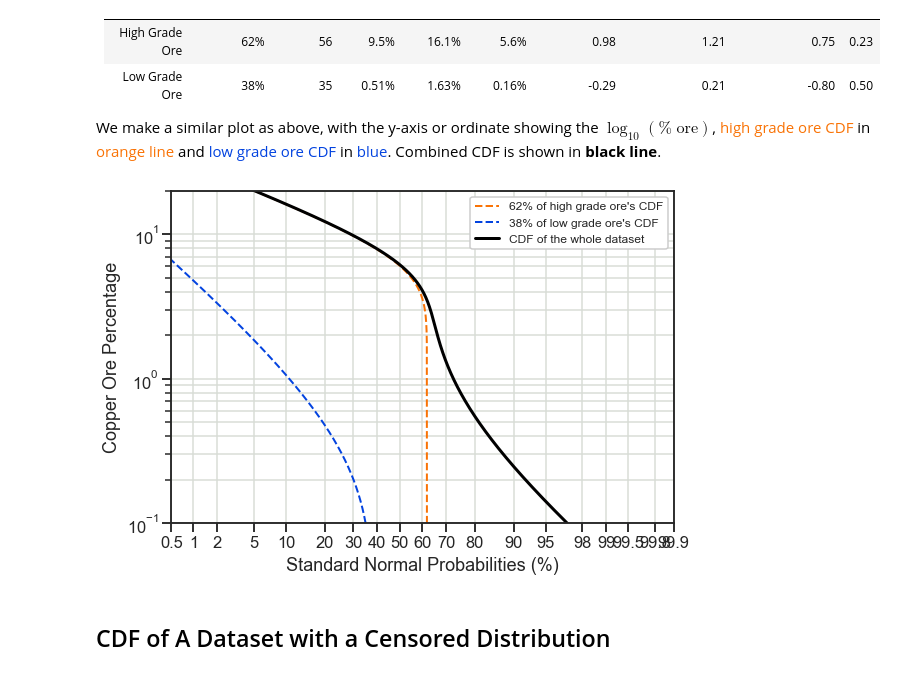
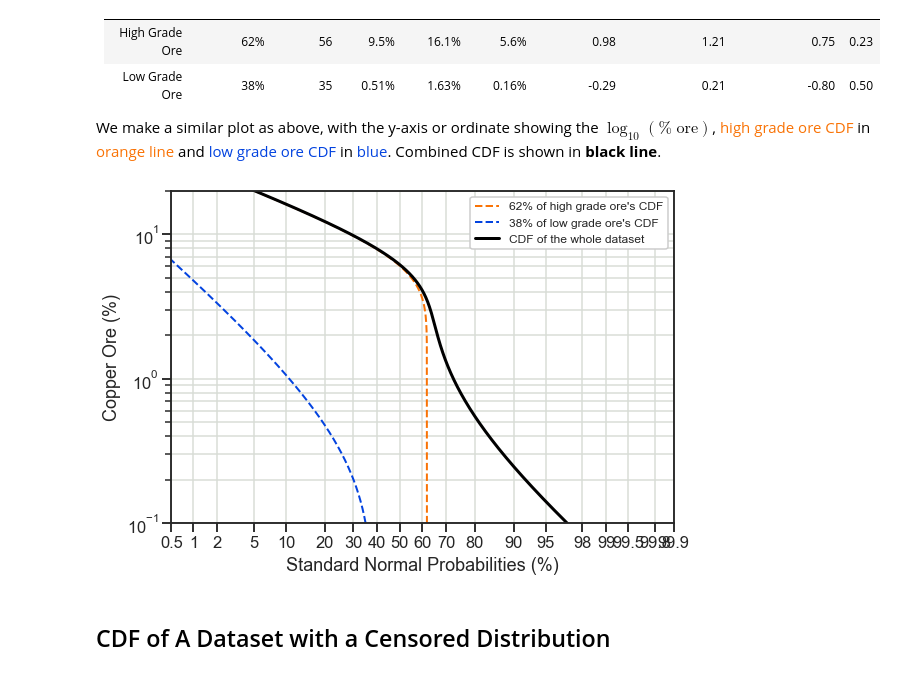
Before and after one commit to aluthfian/Rangitoto_SP_gasFlux, a Jupyter notebook: Python Stuff/CO2_data_grouper.ipynb, the cells around one changed output. Saved outputs shown, nothing was run; the diff lists cells and outputs as text; code cells hidden in the pictures.

Commit message:
Improve labels' consistency

```diff
--- a/Python Stuff/CO2_data_grouper.ipynb
+++ b/Python Stuff/CO2_data_grouper.ipynb
@@ -285,35 +285,35 @@ perc1 = 62
 loc1 = 0.98
 sigma1 = 0.23
 perc2 = 38
 loc2 = -0.29
 sigma2 = 0.50
 prob_x1_data = perc1*(1-norm.cdf(y_data_mod_log, loc=loc1, scale=sigma1))
 prob_x2_data = perc2*(1-norm.cdf(y_data_mod_log, loc=loc2, scale=sigma2))
 prob_x3_data = prob_x1_data + prob_x2_data
 
 # Dynamically create the label for the first plot
 label_x1 = fr'''{perc1:.0f}% of high grade ore's CDF'''
 label_x2 = fr'''{perc2:.0f}% of low grade ore's CDF'''
 
 fig_one, ax_one = plt.subplots(figsize=(9, 6), dpi=72)
 ax_one.plot(prob_x1_data, y_data_mod, color='xkcd:orange', linewidth=2, zorder=2, linestyle='--',
             label=label_x1)
 ax_one.plot(prob_x2_data, y_data_mod, color='xkcd:blue', linewidth=2, zorder=2, linestyle='--',
             label=label_x2)
 ax_one.plot(prob_x3_data, y_data_mod, color='xkcd:black', linewidth=3, zorder=2, label=r'CDF of the whole dataset')
 ax_one.set_xlim(0.5, 99.9)
 ax_one.set_ylim(0.1, 20)
 ax_one.set_yscale('log')
 ax_one.set_xscale('prob')
 ax_one.grid(visible=True, which='both', color='xkcd:light grey')
 ax_one.legend(fontsize=12, facecolor='xkcd:white', framealpha=1.0)
 ax_one.set_xlabel('Standard Normal Probabilities (%)', labelpad=6)
-ax_one.set_ylabel(r'Copper Ore Percentage', labelpad=6)
+ax_one.set_ylabel(r'Copper Ore (%)', labelpad=6)
 
 # delete the variables
 del y_data_mod_log, y_data_mod, prob_x1_data, prob_x2_data, prob_x3_data
 # %% [output]
-[figure, old version]
+[figure, new version]
 # %% [markdown]
 ## CDF of A Dataset with a Censored Distribution
 # %% [markdown]
```
Also changed, not shown: parts of 2 cells of this notebook, 1 other file.
